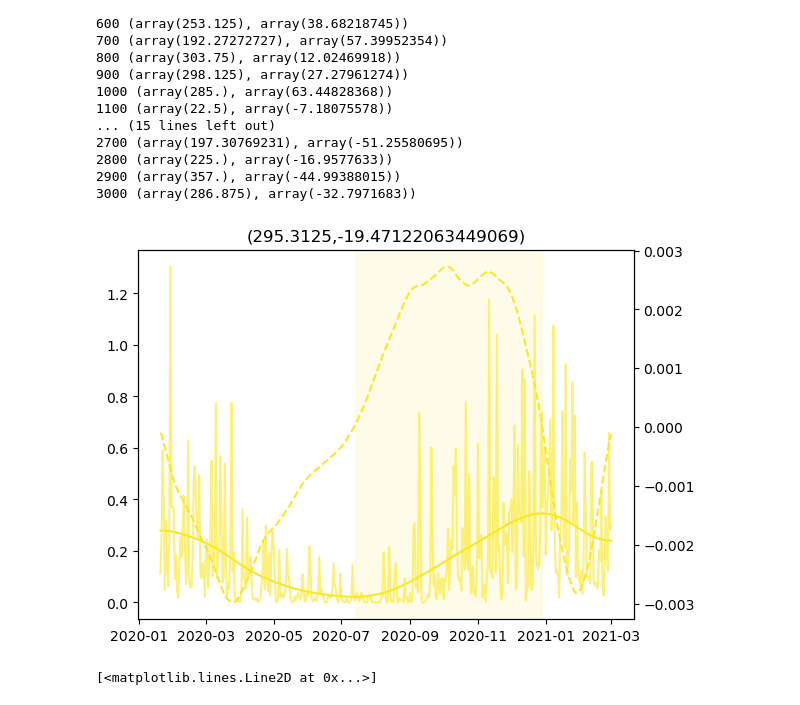
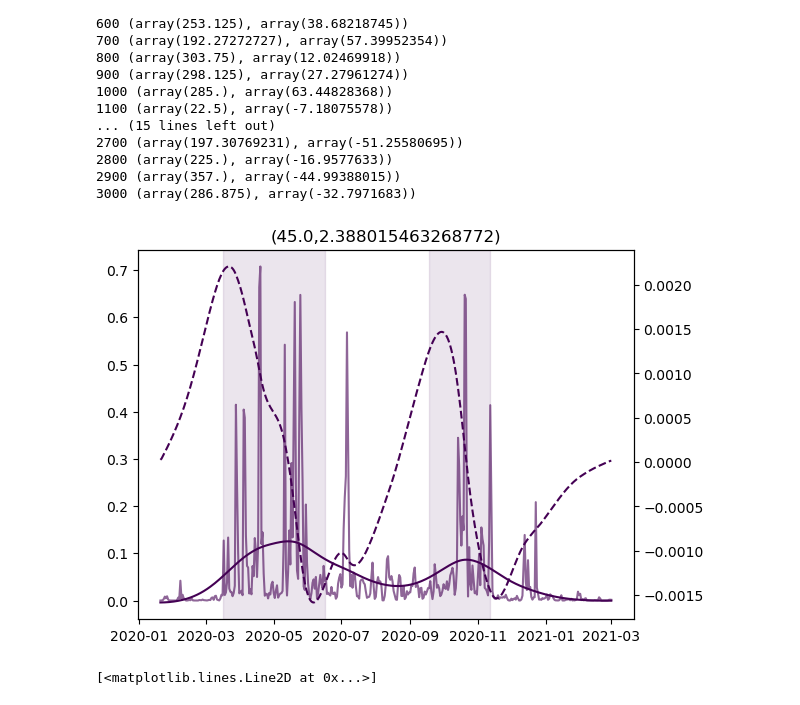
Before and after one commit to fran-morris-research/hackathon-monsoons, a Jupyter notebook: onset_identification/onset_period_visualisation.ipynb, the cells around one changed output. Drawn from its saved outputs; the diff is of its cells as text; code cells hidden in the pictures.

```diff
--- a/onset_identification/onset_period_visualisation.ipynb
+++ b/onset_identification/onset_period_visualisation.ipynb
@@ -170,38 +164,41 @@ for cell_ix in range(len(ds.pr.cell)):
 2900 (array(357.), array(-44.99388015))
 3000 (array(286.875), array(-32.7971683))
 # %%
+from onset_utils import onset_period_1d
+import OnsetPeriod_toolbox as optb
+
 fwin=60
 minlen=30
-for cell_ix in [3050]:
+for cell_ix in [0]:
     color=plt.cm.viridis(cell_ix/len(ds.pr.cell))
     pp = ds.pr.isel(cell=cell_ix).resample(time="1D").mean()*3600
 
     flt = optb.butterworth(pp, fwin)
     grd = np.gradient(flt)
-    fds, lds = onset_period_1d(pp,pp.time,refine=False,intensity_threshold=pp.mean()/100)
-    fds, lds = onset_period_1d(pp,pp.time,refine=False,intensity_threshold=None)
+    # fds, lds = onset_period_1d(pp,pp.time,refine=False,intensity_threshold=pp.mean()/100)
+    fds, lds = onset_period_1d(pp,pp.time,refine=True,intensity_threshold=None)
     # fds, lds = onset_period_1d(pp,pp.time,refine=False,precip_threshold=None,intensity_threshold=pp.mean()/100/3600)
 
     fig, ax = plt.subplots()
 
     ax.plot(pp.time, pp, color=color,alpha=0.6)
     [
         ax.axvspan(
             dt.datetime(2020,1,1)+dt.timedelta(days=int(fds[ix])-1),
             dt.datetime(2020,1,1)+dt.timedelta(days=int(lds[ix])-1),
             alpha=0.1,
             color=color,
         )
         for ix in range(len(fds)) if int(fds[ix]==fds[ix])
     ]
     ax.plot(pp.time,flt,color=color,)
     ax.set_title(f"({pp.lon.data},{pp.lat.data})")
 
     ax2 = ax.twinx()
 
     ax2.plot(pp.time,grd,"--",color=color)
 # %% [output]
-[figure, old version]
+[figure, new version]
 # %%
 def constrain_healpix(ds, left, right, bottom, top):
     region_mask = (
```
Also changed, not shown: parts of 11 cells of this notebook.
